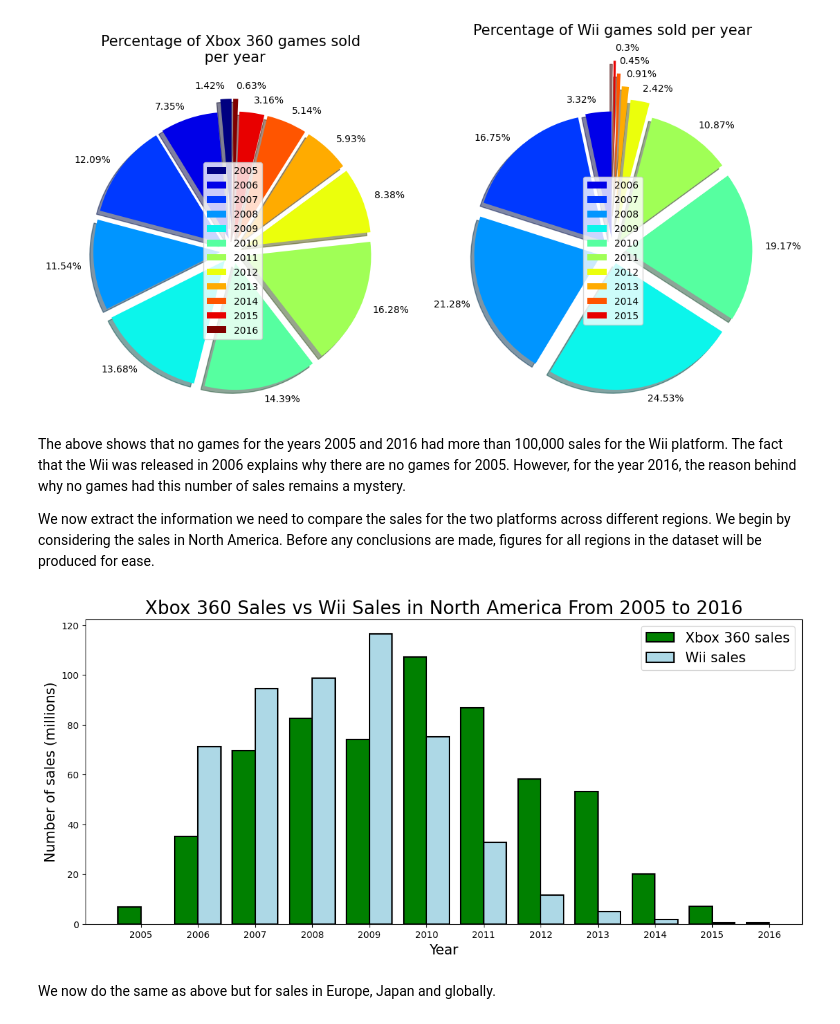
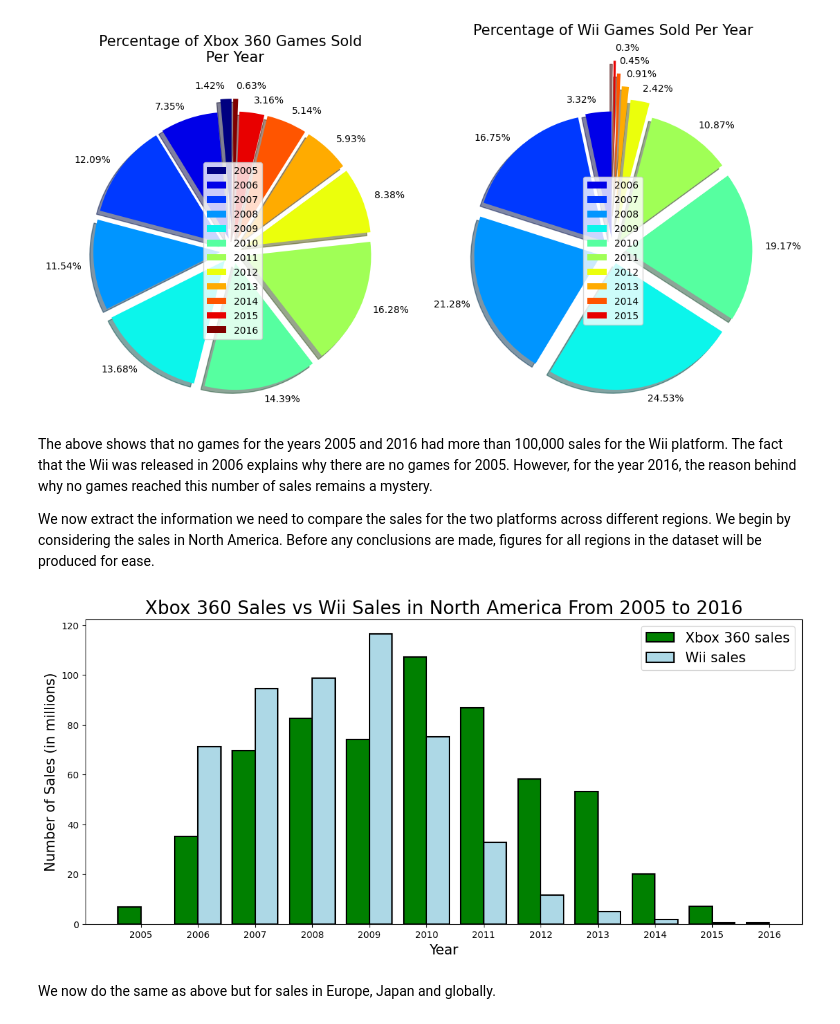
Before and after one commit to JoelCharlton09/Video-Games-Analysis, a Jupyter notebook: notebooks/Objective-1.ipynb, the cells around one changed output. Drawn from its saved outputs; the diff is of its cells as text; code cells hidden in the pictures.

```diff
--- a/notebooks/Objective-1.ipynb
+++ b/notebooks/Objective-1.ipynb
@@ -60,35 +60,35 @@ plt.show()
 # %% [output]
 [figure]
 # %% [markdown]
-The above shows that no games for the years 2005 and 2016 had more than 100,000 sales for the Wii platform. The fact that the Wii was released in 2006 explains why there are no games for 2005. However, for the year 2016, the reason behind why no games had this number of sales remains a mystery.
+The above shows that no games for the years 2005 and 2016 had more than 100,000 sales for the Wii platform. The fact that the Wii was released in 2006 explains why there are no games for 2005. However, for the year 2016, the reason behind why no games reached this number of sales remains a mystery.
 
 We now extract the information we need to compare the sales for the two platforms across different regions. We begin by considering the sales in North America. Before any conclusions are made, figures for all regions in the dataset will be produced for ease.
 # %%
 # List of yearly sales in North America for the Xbox 360
 NA_values_Xbox = [Xbox360[Xbox360["Year"] == year]["NA_Sales"].sum() for year in Xbox_labels]
 
 # List of yearly sales in North America for the Wii
 NA_values_Wii = [Wii[Wii["Year"] == year]["NA_Sales"].sum() for year in Wii_labels]
 
 # Plot a bar chart for the sales in North America
 fig, ax = plt.subplots(figsize=(14,6))
 
 barwidth = 0.4
 ax.bar(Xbox_labels-0.2, NA_values_Xbox, width=barwidth, label="Xbox 360 sales",
        edgecolor = "black", linewidth=1.5, color="g")
 ax.bar(Wii_labels+0.2, NA_values_Wii, width=barwidth, label="Wii sales",
        edgecolor = "black", linewidth=1.5, color="lightblue")
 ax.legend(fontsize=15)
 ax.set_title("Xbox 360 Sales vs Wii Sales in North America From 2005 to 2016",
              fontsize=20)
 plt.xticks(Xbox_labels)
 ax.set_xlabel("Year", fontsize=15)
-ax.set_ylabel("Number of sales (millions)", fontsize=15)
+ax.set_ylabel("Number of Sales (in millions)", fontsize=15)
 
 plt.savefig("../reports/figures/Sales in North America.png")
 plt.show()
 # %% [output]
-[figure, old version]
+[figure, new version]
 # %% [markdown]
 We now do the same as above but for sales in Europe, Japan and globally.
 # %%
```
Also changed, not shown: parts of 6 cells of this notebook.
